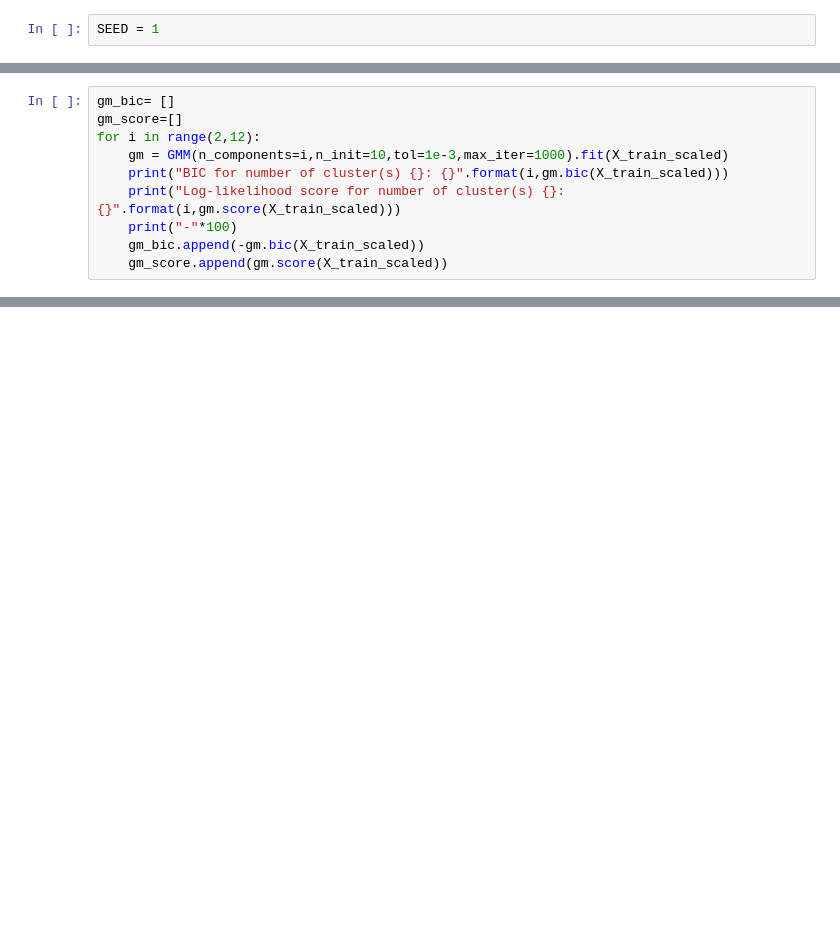
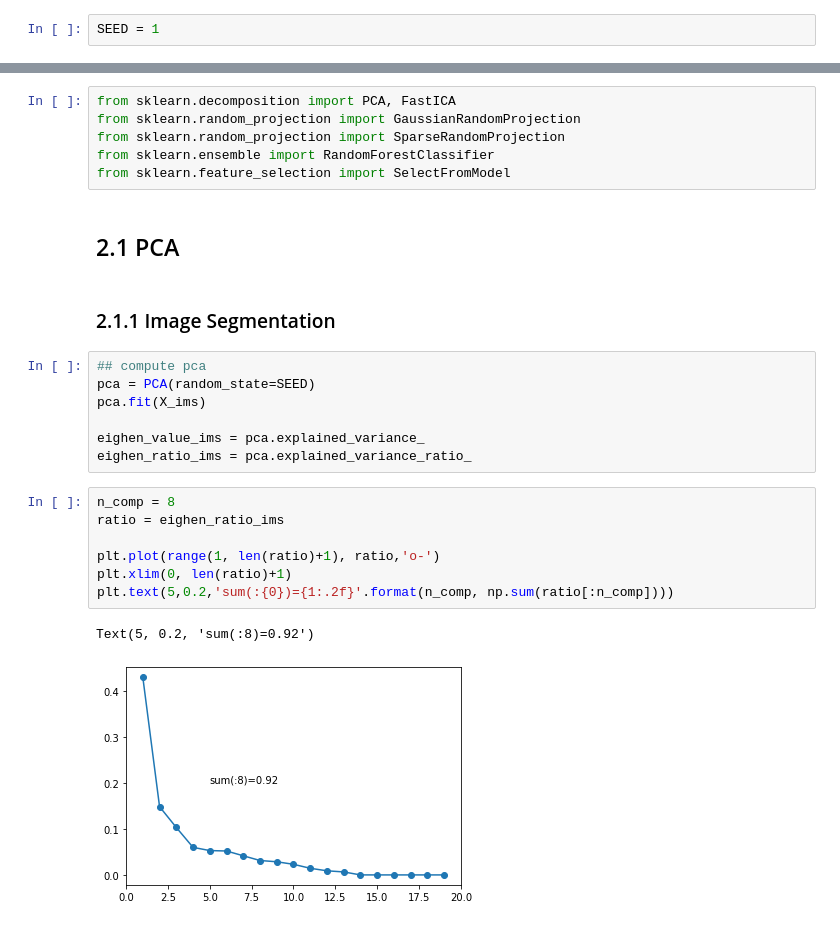
Before and after one commit to shileiphys/CS7641, a Jupyter notebook: Assignment3/part2.ipynb, the cells around one changed output, grey strips where cells are left out. Saved outputs shown, nothing was run; the diff lists cells and outputs as text; blank space fills up the shorter version.

```diff
--- a/Assignment3/part2.ipynb
+++ b/Assignment3/part2.ipynb
@@ -329,10 +24,0 @@ from sklearn.mixture import GaussianMixture
-# %%
-gm_bic= []
-gm_score=[]
-for i in range(2,12):
-    gm = GMM(n_components=i,n_init=10,tol=1e-3,max_iter=1000).fit(X_train_scaled)
-    print("BIC for number of cluster(s) {}: {}".format(i,gm.bic(X_train_scaled)))
-    print("Log-likelihood score for number of cluster(s) {}: {}".format(i,gm.score(X_train_scaled)))
-    print("-"*100)
-    gm_bic.append(-gm.bic(X_train_scaled))
-    gm_score.append(gm.score(X_train_scaled))
@@ -374,0 +132,27 @@ plt.show()
+# %%
+from sklearn.decomposition import PCA, FastICA
+from sklearn.random_projection import GaussianRandomProjection
+from sklearn.random_projection import SparseRandomProjection
+from sklearn.ensemble import RandomForestClassifier
+from sklearn.feature_selection import SelectFromModel
+# %% [markdown]
+## 2.1 PCA
+# %% [markdown]
+### 2.1.1 Image Segmentation
+# %%
+## compute pca
+pca = PCA(random_state=SEED)
+pca.fit(X_ims)
+
+eighen_value_ims = pca.explained_variance_
+eighen_ratio_ims = pca.explained_variance_ratio_
+# %%
+n_comp = 8
+ratio = eighen_ratio_ims
+
+plt.plot(range(1, len(ratio)+1), ratio,'o-')
+plt.xlim(0, len(ratio)+1)
+plt.text(5,0.2,'sum(:{0})={1:.2f}'.format(n_comp, np.sum(ratio[:n_comp])))
+# %% [output]
+Text(5, 0.2, 'sum(:8)=0.92')
+[figure, added]
```
Also changed, not shown: parts of 99 cells of this notebook, 10 other files.
